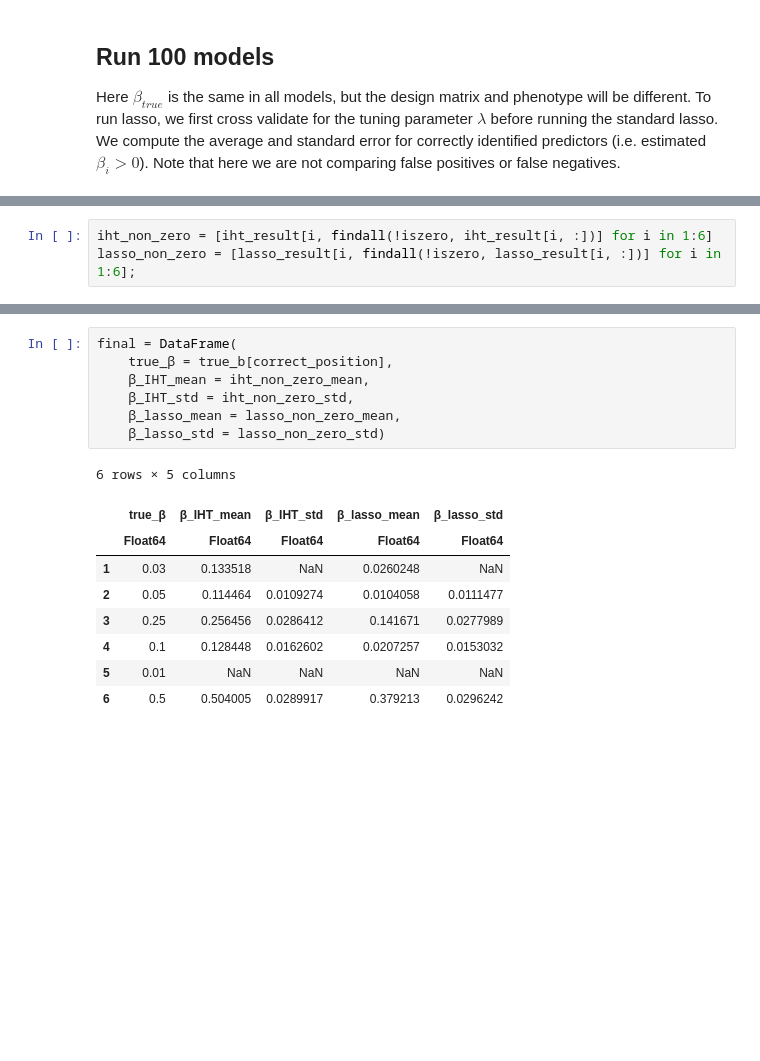
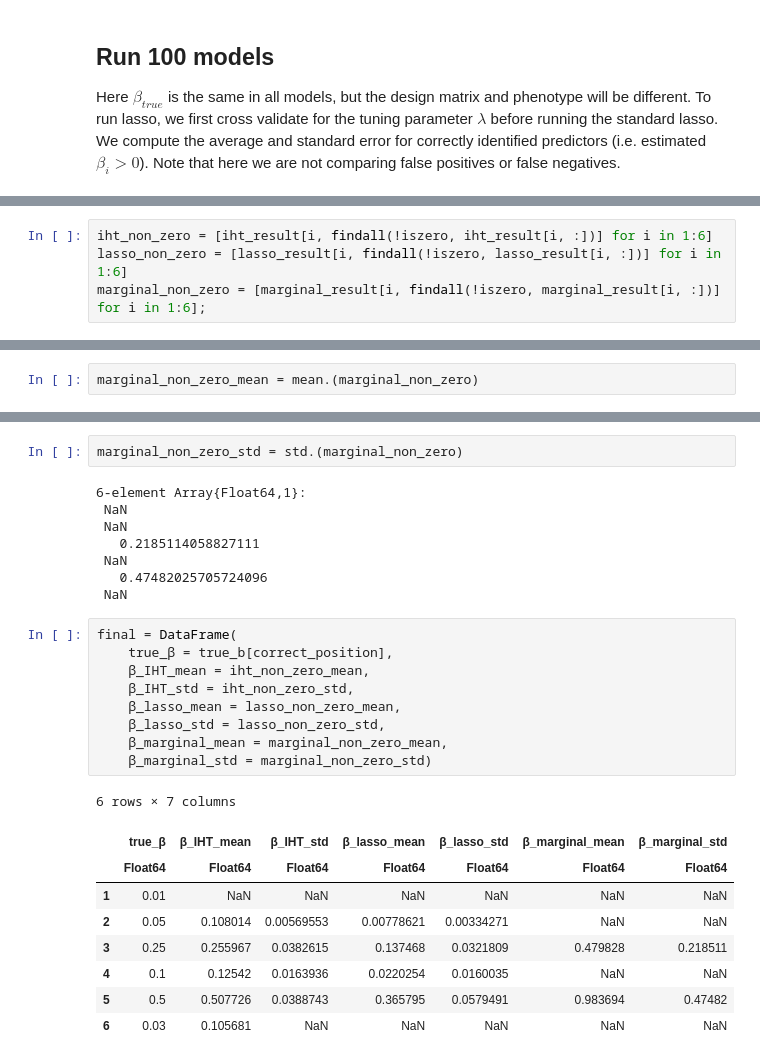
Before and after one commit to OpenMendel/MendelIHT.jl, a Jupyter notebook: figures/repeats/logistic.ipynb, the cells around one changed output, grey strips where cells are left out. Cells and saved outputs as stored; diff of their text form; blank space fills up the shorter version.

Commit message:
updated parameter estimation result to show univariate as well

```diff
--- a/figures/repeats/logistic.ipynb
+++ b/figures/repeats/logistic.ipynb
@@ -138,6 +174,7 @@ lasso_result
 # %%
 iht_non_zero = [iht_result[i, findall(!iszero, iht_result[i, :])] for i in 1:6]
-lasso_non_zero = [lasso_result[i, findall(!iszero, lasso_result[i, :])] for i in 1:6];
+lasso_non_zero = [lasso_result[i, findall(!iszero, lasso_result[i, :])] for i in 1:6]
+marginal_non_zero = [marginal_result[i, findall(!iszero, marginal_result[i, :])] for i in 1:6];
 # %%
 iht_non_zero_mean = mean.(iht_non_zero)
 # %% [output]
@@ -160,0 +198,2 @@ lasso_non_zero_mean = mean.(lasso_non_zero)
+# %%
+marginal_non_zero_mean = mean.(marginal_non_zero)
@@ -181,17 +228,29 @@ lasso_non_zero_std = std.(lasso_non_zero)
+# %%
+marginal_non_zero_std = std.(marginal_non_zero)
+# %% [output]
+6-element Array{Float64,1}:
+ NaN
+ NaN
+   0.2185114058827111
+ NaN
+   0.47482025705724096
+ NaN
 # %%
 final = DataFrame(
     true_β = true_b[correct_position],
     β_IHT_mean = iht_non_zero_mean,
     β_IHT_std = iht_non_zero_std,
     β_lasso_mean = lasso_non_zero_mean,
-    β_lasso_std = lasso_non_zero_std)
+    β_lasso_std = lasso_non_zero_std,
+    β_marginal_mean = marginal_non_zero_mean,
+    β_marginal_std = marginal_non_zero_std)
 # %% [output]
-6 rows × 5 columns
+6 rows × 7 columns
-|  | true_β | β_IHT_mean | β_IHT_std | β_lasso_mean | β_lasso_std |
-|  | Float64 | Float64 | Float64 | Float64 | Float64 |
-| 1 | 0.03 | 0.133518 | NaN | 0.0260248 | NaN |
-| 2 | 0.05 | 0.114464 | 0.0109274 | 0.0104058 | 0.0111477 |
-| 3 | 0.25 | 0.256456 | 0.0286412 | 0.141671 | 0.0277989 |
-| 4 | 0.1 | 0.128448 | 0.0162602 | 0.0207257 | 0.0153032 |
-| 5 | 0.01 | NaN | NaN | NaN | NaN |
-| 6 | 0.5 | 0.504005 | 0.0289917 | 0.379213 | 0.0296242 |
+|  | true_β | β_IHT_mean | β_IHT_std | β_lasso_mean | β_lasso_std | β_marginal_mean | β_marginal_std |
+|  | Float64 | Float64 | Float64 | Float64 | Float64 | Float64 | Float64 |
+| 1 | 0.01 | NaN | NaN | NaN | NaN | NaN | NaN |
+| 2 | 0.05 | 0.108014 | 0.00569553 | 0.00778621 | 0.00334271 | NaN | NaN |
+| 3 | 0.25 | 0.255967 | 0.0382615 | 0.137468 | 0.0321809 | 0.479828 | 0.218511 |
+| 4 | 0.1 | 0.12542 | 0.0163936 | 0.0220254 | 0.0160035 | NaN | NaN |
+| 5 | 0.5 | 0.507726 | 0.0388743 | 0.365795 | 0.0579491 | 0.983694 | 0.47482 |
+| 6 | 0.03 | 0.105681 | NaN | NaN | NaN | NaN | NaN |
```
Also changed, not shown: parts of 11 cells of this notebook, 3 other files.
